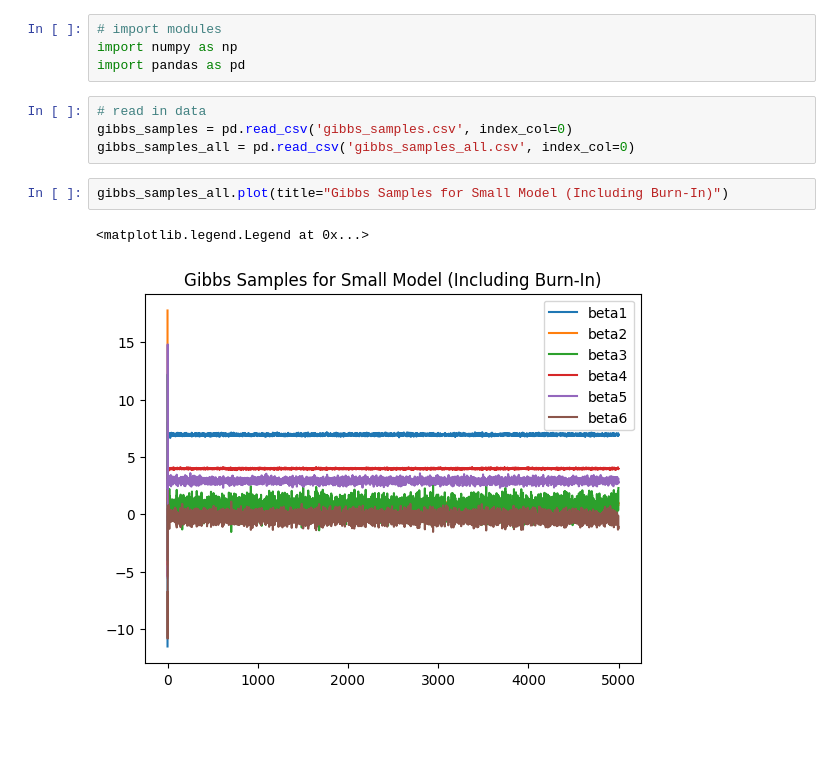
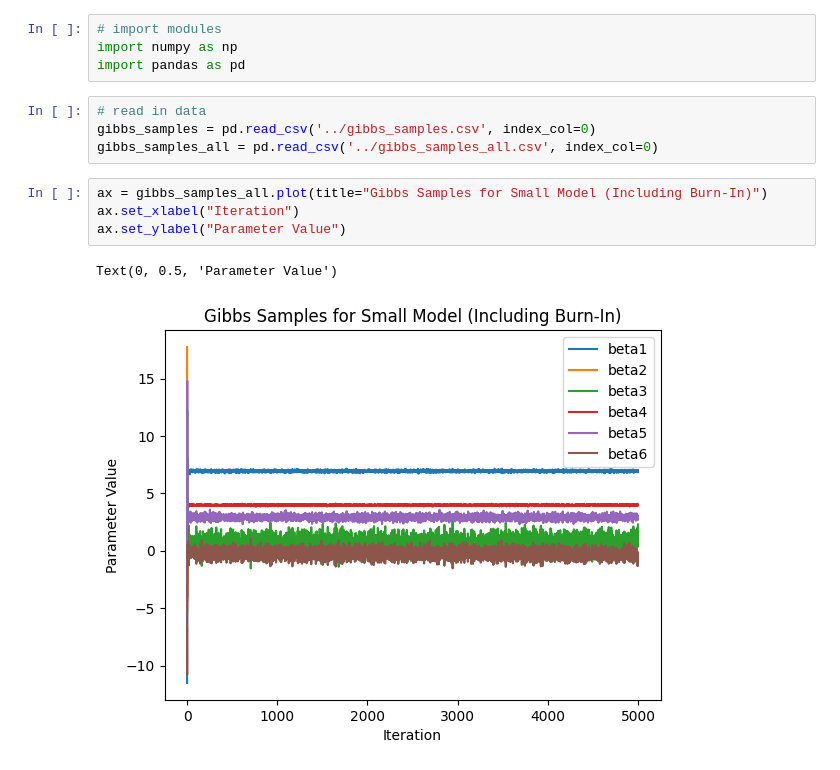
Before and after one commit to Riley-Adams/sta141C_project, a Jupyter notebook: gibbs_samples_plots/gibbs_samples_plot.ipynb, the cells around one changed output. Saved outputs shown, nothing was run; the diff lists cells and outputs as text; blank space fills up the shorter version.

```diff
--- a/gibbs_samples_plots/gibbs_samples_plot.ipynb
+++ b/gibbs_samples_plots/gibbs_samples_plot.ipynb
@@ -4,11 +4,13 @@ import numpy as np
 import pandas as pd
 # %%
 # read in data
-gibbs_samples = pd.read_csv('gibbs_samples.csv', index_col=0)
-gibbs_samples_all = pd.read_csv('gibbs_samples_all.csv', index_col=0)
+gibbs_samples = pd.read_csv('../gibbs_samples.csv', index_col=0)
+gibbs_samples_all = pd.read_csv('../gibbs_samples_all.csv', index_col=0)
 # %%
-gibbs_samples_all.plot(title="Gibbs Samples for Small Model (Including Burn-In)")
+ax = gibbs_samples_all.plot(title="Gibbs Samples for Small Model (Including Burn-In)")
+ax.set_xlabel("Iteration")
+ax.set_ylabel("Parameter Value")
 # %% [output]
-<matplotlib.legend.Legend at 0x...>
+Text(0, 0.5, 'Parameter Value')
-[figure, old version]
+[figure, new version]
 # %%
```
Also changed, not shown: parts of 1 cell of this notebook, 2 other files.
